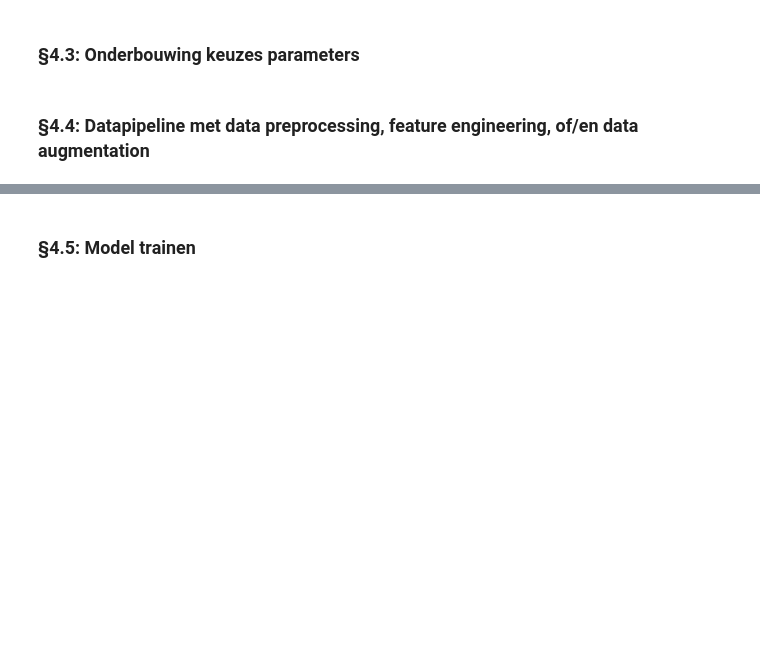
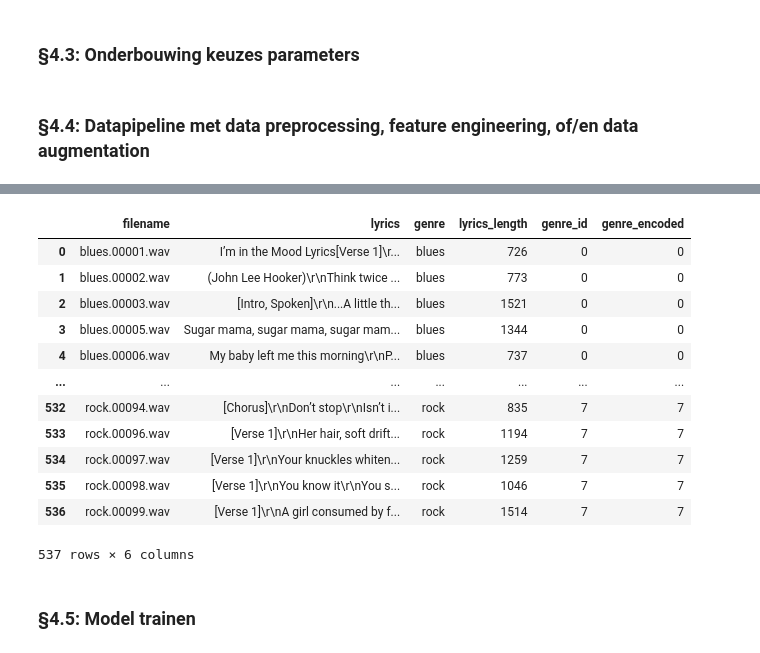
Before and after one commit to juliaboschman/Deep-Learning-Portfolio, a Jupyter notebook: Portfolio 2/Karaoke_Klassificatie.ipynb, the cells around one changed output, grey strips where cells are left out. Cells and saved outputs as stored; diff of their text form; code cells hidden in the pictures; blank space fills up the shorter version.

```diff
--- a/Portfolio 2/Karaoke_Klassificatie.ipynb
+++ b/Portfolio 2/Karaoke_Klassificatie.ipynb
@@ -619,0 +622,20 @@ augmentation</h3>
+# %%
+from sklearn.preprocessing import LabelEncoder
+le = LabelEncoder()
+le.fit(tekst['genre'])
+tekst['genre_encoded'] = le.transform(tekst['genre'])
+tekst
+# %% [output]
+|  | filename | lyrics | genre | lyrics_length | genre_id | genre_encoded |
+| 0 | blues.00001.wav | I’m in the Mood Lyrics[Verse 1]\r... | blues | 726 | 0 | 0 |
+| 1 | blues.00002.wav | (John Lee Hooker)\r\nThink twice ... | blues | 773 | 0 | 0 |
+| 2 | blues.00003.wav | [Intro, Spoken]\r\n...A little th... | blues | 1521 | 0 | 0 |
+| 3 | blues.00005.wav | Sugar mama, sugar mama, sugar mam... | blues | 1344 | 0 | 0 |
+| 4 | blues.00006.wav | My baby left me this morning\r\nP... | blues | 737 | 0 | 0 |
+| ... | ... | ... | ... | ... | ... | ... |
+| 532 | rock.00094.wav | [Chorus]\r\nDon’t stop\r\nIsn’t i... | rock | 835 | 7 | 7 |
+| 533 | rock.00096.wav | [Verse 1]\r\nHer hair, soft drift... | rock | 1194 | 7 | 7 |
+| 534 | rock.00097.wav | [Verse 1]\r\nYour knuckles whiten... | rock | 1259 | 7 | 7 |
+| 535 | rock.00098.wav | [Verse 1]\r\nYou know it\r\nYou s... | rock | 1046 | 7 | 7 |
+| 536 | rock.00099.wav | [Verse 1]\r\nA girl consumed by f... | rock | 1514 | 7 | 7 |
+537 rows × 6 columns
```
Also changed, not shown: parts of 14 cells of this notebook, 1 other file.
